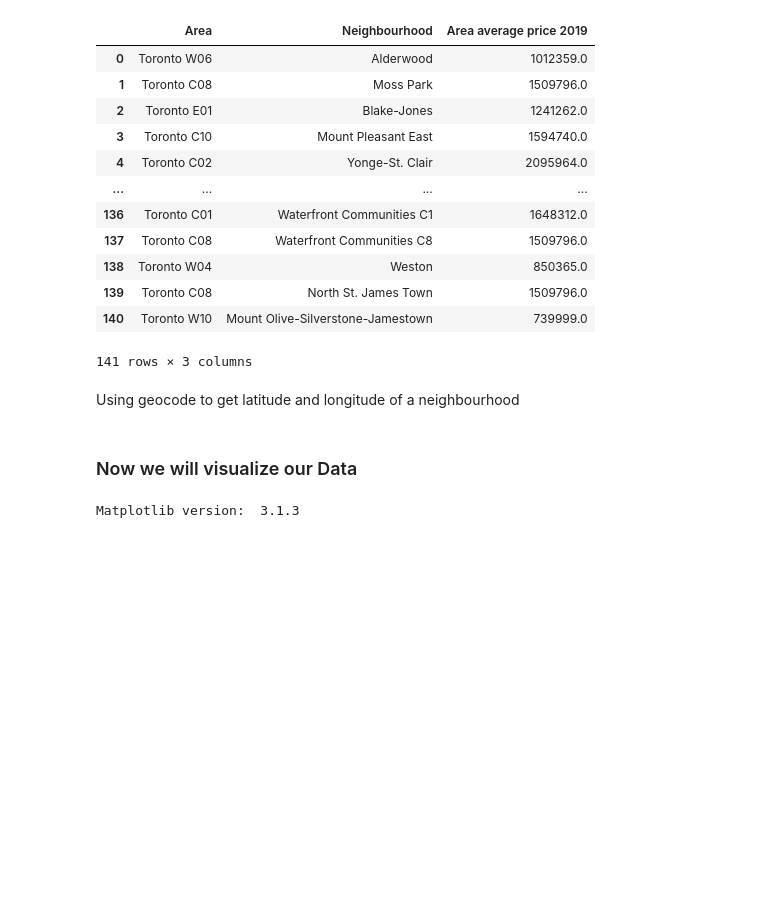
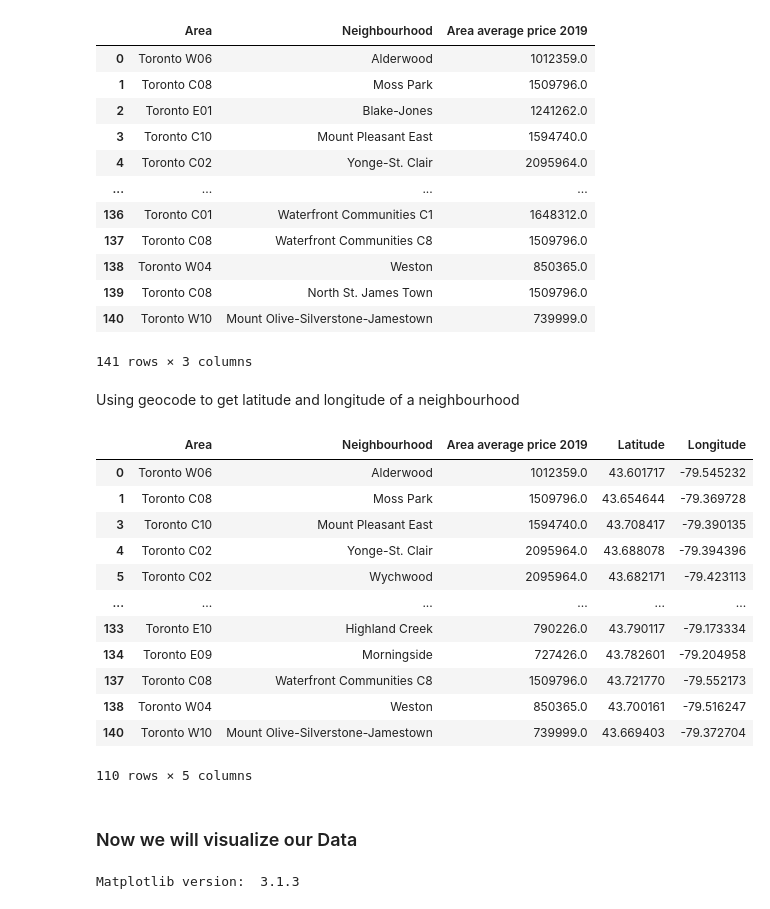
Before and after one commit to bilalhaider10/firstBlog, a Jupyter notebook: _notebooks/2020-01-29-Final.ipynb, the cells around one changed output. Cells and saved outputs as stored; diff of their text form; code cells hidden in the pictures; blank space fills up the shorter version.

```diff
--- a/_notebooks/2020-01-29-Final.ipynb
+++ b/_notebooks/2020-01-29-Final.ipynb
@@ -126,6 +126,22 @@ for i in df['Neighbourhood'].iteritems():
 
 df['Latitude']=latitude
 df['Longitude']=longitude
+# %%
+df
+# %% [output]
+|  | Area | Neighbourhood | Area average price 2019 | Latitude | Longitude |
+| 0 | Toronto W06 | Alderwood | 1012359.0 | 43.601717 | -79.545232 |
+| 1 | Toronto C08 | Moss Park | 1509796.0 | 43.654644 | -79.369728 |
+| 3 | Toronto C10 | Mount Pleasant East | 1594740.0 | 43.708417 | -79.390135 |
+| 4 | Toronto C02 | Yonge-St. Clair | 2095964.0 | 43.688078 | -79.394396 |
+| 5 | Toronto C02 | Wychwood | 2095964.0 | 43.682171 | -79.423113 |
+| ... | ... | ... | ... | ... | ... |
+| 133 | Toronto E10 | Highland Creek | 790226.0 | 43.790117 | -79.173334 |
+| 134 | Toronto E09 | Morningside | 727426.0 | 43.782601 | -79.204958 |
+| 137 | Toronto C08 | Waterfront Communities C8 | 1509796.0 | 43.721770 | -79.552173 |
+| 138 | Toronto W04 | Weston | 850365.0 | 43.700161 | -79.516247 |
+| 140 | Toronto W10 | Mount Olive-Silverstone-Jamestown | 739999.0 | 43.669403 | -79.372704 |
+110 rows × 5 columns
 # %% [markdown]
 ### Now we will  visualize our Data
 # %%
```
Also changed, not shown: parts of 6 cells of this notebook.
